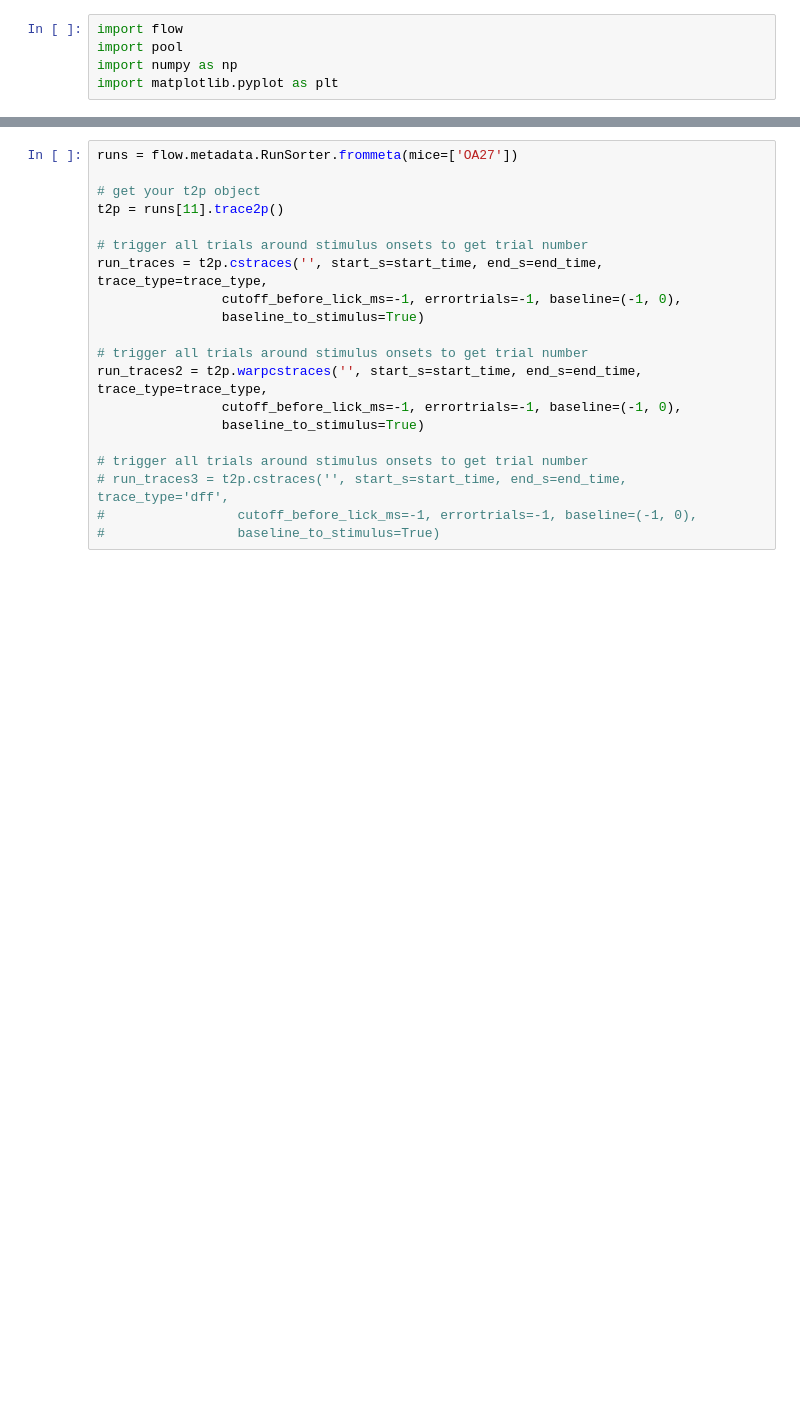
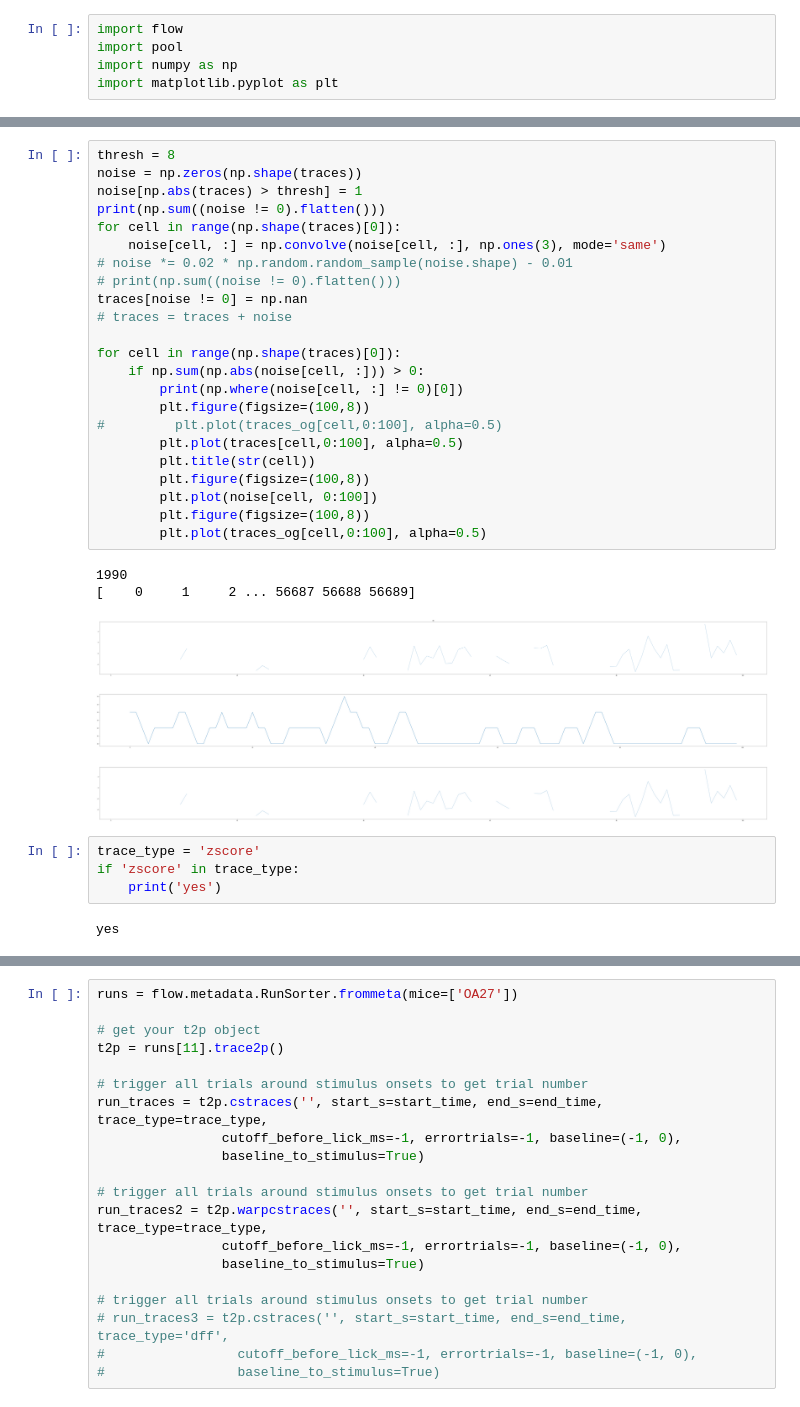
Before and after one commit to klmcguir/cascade, a Jupyter notebook: Untitled.ipynb, the cells around one changed output, grey strips where cells are left out. Drawn from its saved outputs; the diff is of its cells as text; blank space fills up the shorter version.

```diff
--- a/Untitled.ipynb
+++ b/Untitled.ipynb
@@ -53,0 +54,35 @@ array([ 0.20672372,  0.47203898,  0.14176124,  0.1841127 ,  0.07551663,
+# %%
+thresh = 8
+noise = np.zeros(np.shape(traces))
+noise[np.abs(traces) > thresh] = 1
+print(np.sum((noise != 0).flatten()))
+for cell in range(np.shape(traces)[0]):
+    noise[cell, :] = np.convolve(noise[cell, :], np.ones(3), mode='same')
+# noise *= 0.02 * np.random.random_sample(noise.shape) - 0.01
+# print(np.sum((noise != 0).flatten()))
+traces[noise != 0] = np.nan
+# traces = traces + noise
+
+for cell in range(np.shape(traces)[0]):
+    if np.sum(np.abs(noise[cell, :])) > 0:
+        print(np.where(noise[cell, :] != 0)[0])
+        plt.figure(figsize=(100,8))
+#         plt.plot(traces_og[cell,0:100], alpha=0.5)
+        plt.plot(traces[cell,0:100], alpha=0.5)
+        plt.title(str(cell))
+        plt.figure(figsize=(100,8))
+        plt.plot(noise[cell, 0:100])
+        plt.figure(figsize=(100,8))
+        plt.plot(traces_og[cell,0:100], alpha=0.5)
+# %% [output]
+1990
+[    0     1     2 ... 56687 56688 56689]
+[figure, added]
+[figure, added]
+[figure, added]
+# %%
+trace_type = 'zscore'
+if 'zscore' in trace_type:
+    print('yes')
+# %% [output]
+yes
```
Also changed, not shown: parts of 8 cells of this notebook, 3 other files.
